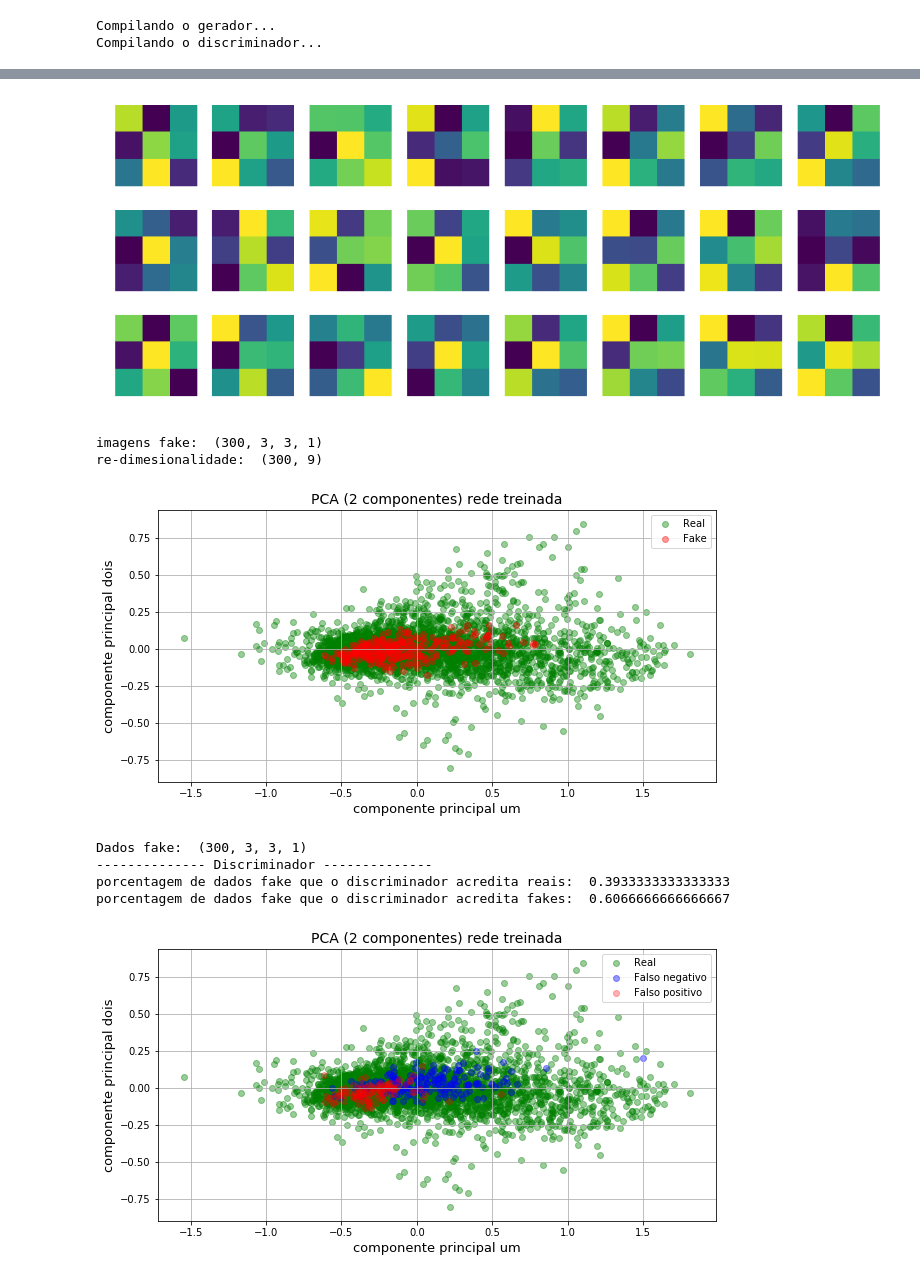
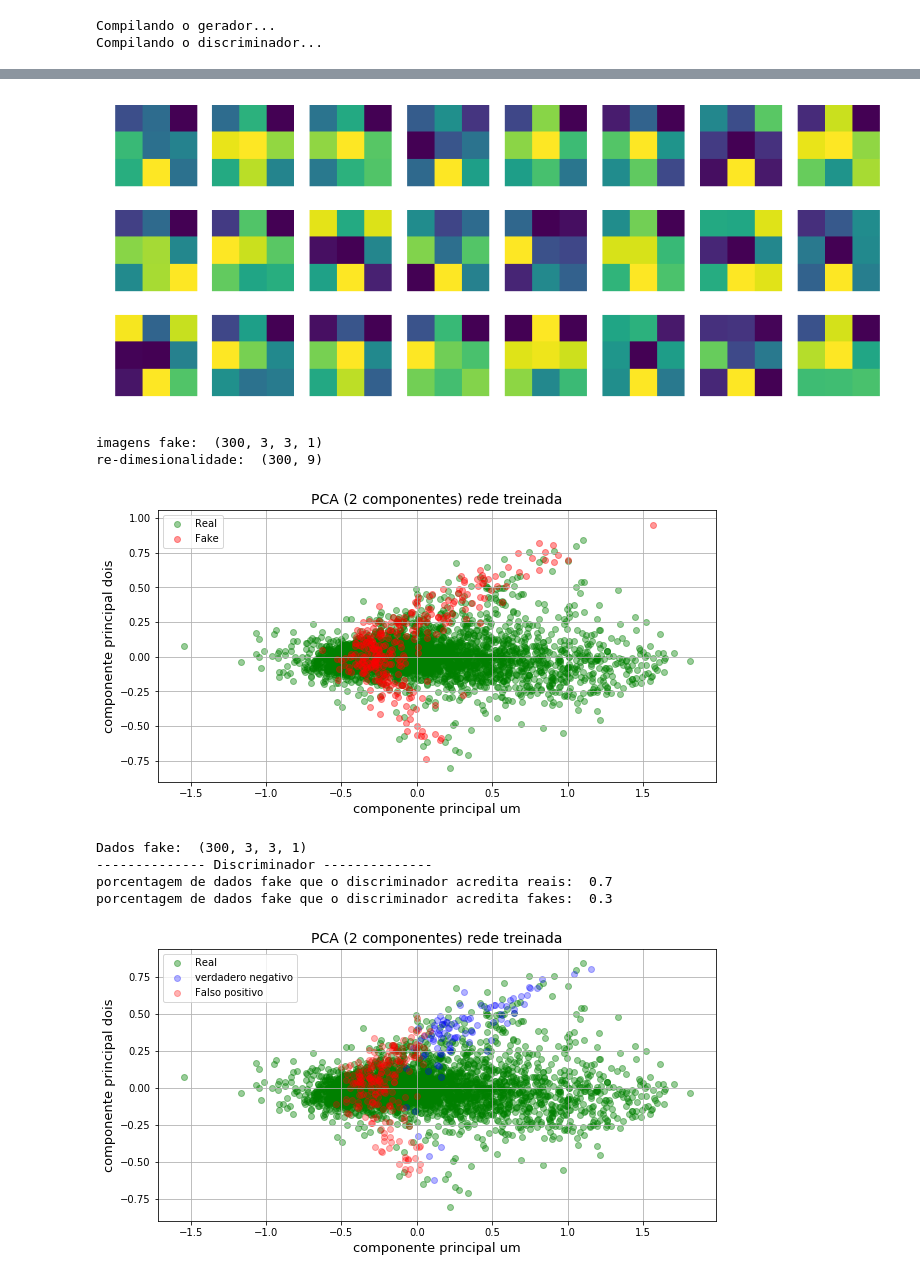
Before and after one commit to ejrueda/MasterUFPA, a Jupyter notebook: Proyectos/BioInformática/GANs-genoma.ipynb, the cells around one changed output, grey strips where cells are left out. Drawn from its saved outputs; the diff is of its cells as text; code cells hidden in the pictures.

```diff
--- a/Proyectos/BioInformática/GANs-genoma.ipynb
+++ b/Proyectos/BioInformática/GANs-genoma.ipynb
@@ -113,8 +113,8 @@ class GANs():
         self.d_loss = []
         self.g_lpe = []
         self.d_lpe = []
-        self.optimizerD = Adam(lr=0.00001, beta_1=0.5)
-        self.optimizerG = Adam(lr=0.00004, beta_1=0.5)
+        self.optimizerD = Adam(lr=0.0001, beta_1=0.5)
+        self.optimizerG = Adam(lr=0.0004, beta_1=0.5)
         self.G = self.noise_generator()
         print("Compilando o gerador...")
         self.G.compile(loss='binary_crossentropy', optimizer=self.optimizerG)
@@ -199,6 +199,8 @@ class GANs():
                 x_combined_batch = np.concatenate((batch, syntetic_images))
                 y_combined_batch = np.concatenate((np.ones((batch.shape[0], 1)),
                                                    np.zeros((batch.shape[0], 1))))
+                #misturar os dados
+                #x_combined_batch, y_combined_batch = shuffle(x_combined_batch, y_combined_batch)
                 #treino do discriminador
                 d_l = self.D.train_on_batch(x_combined_batch, y_combined_batch)
                 self.d_loss.append(d_l[0])
@@ -293,6 +298,6 @@ _________________________________________________________________
 # %%
 t_i = time()
-gan.train(X_img, epochs=500,batch_size=16)
+gan.train(X_img, epochs=500,batch_size=32)
 t_f = time()
 # %%
 print("tempo de execução: ", (t_f-t_i)/60, "[min]")
@@ -339,7 +344,7 @@ for i in range(num_imgs):
     ax.axis("off")
 plt.show()
 # %% [output]
-[figure, old version]
+[figure, new version]
 # %%
 num_imgs = 300
 fakes = gan.G.predict(np.random.normal(0,1,(num_imgs,noise_input)))
@@ -364,7 +369,7 @@ plt.scatter(X_real[:,0], X_real[:,1], color="green", alpha=.4, label="Real")
 plt.scatter(X_fake[:,0], X_fake[:,1], color="red", alpha=.4, label="Fake")
 plt.legend();
 # %% [output]
-[figure, old version]
+[figure, new version]
 # %%
 num_imgs = 300
 fakes = gan.G.predict(np.random.normal(0,1,(num_imgs,noise_input)))
@@ -376,27 +381,27 @@ print("porcentagem de dados fake que o discriminador acredita fakes: ", np.mean(
 # %% [output]
 Dados fake:  (300, 3, 3, 1)
 -------------- Discriminador --------------
-porcentagem de dados fake que o discriminador acredita reais:  0.3933333333333333
-porcentagem de dados fake que o discriminador acredita fakes:  0.6066666666666667
+porcentagem de dados fake que o discriminador acredita reais:  0.7
+porcentagem de dados fake que o discriminador acredita fakes:  0.3
 # %%
 fakes = fakes.reshape(num_imgs,9)
 
 pca2 = PCA(n_components=2)
 pca2.fit(X_img.reshape(X_img.shape[0],9))
 
 X_real = pca2.transform(X_img.reshape(X_img.shape[0],9))
 X_fake = pca2.transform(fakes)
 X_fp = X_fake[np.where(y_predict==1)[0]]
 X_vn = X_fake[np.where(y_predict==0)[0]]
 
 plt.figure(figsize=(10,5))
 plt.title("PCA (2 componentes) rede treinada", fontsize=14)
 plt.xlabel("componente principal um", fontsize=13)
 plt.ylabel("componente principal dois", fontsize=13)
 plt.grid()
 plt.scatter(X_real[:,0], X_real[:,1], color="green", alpha=.4, label="Real")
-plt.scatter(X_vn[:,0], X_vn[:,1], color="blue", alpha=.4, label="Falso negativo")
+plt.scatter(X_vn[:,0], X_vn[:,1], color="blue", alpha=.3, label="verdadero negativo")
 plt.scatter(X_fp[:,0], X_fp[:,1], color="red", alpha=.3, label="Falso positivo")
 plt.legend();
 # %% [output]
-[figure, old version]
+[figure, new version]
```
Also changed, not shown: parts of 12 cells of this notebook.
